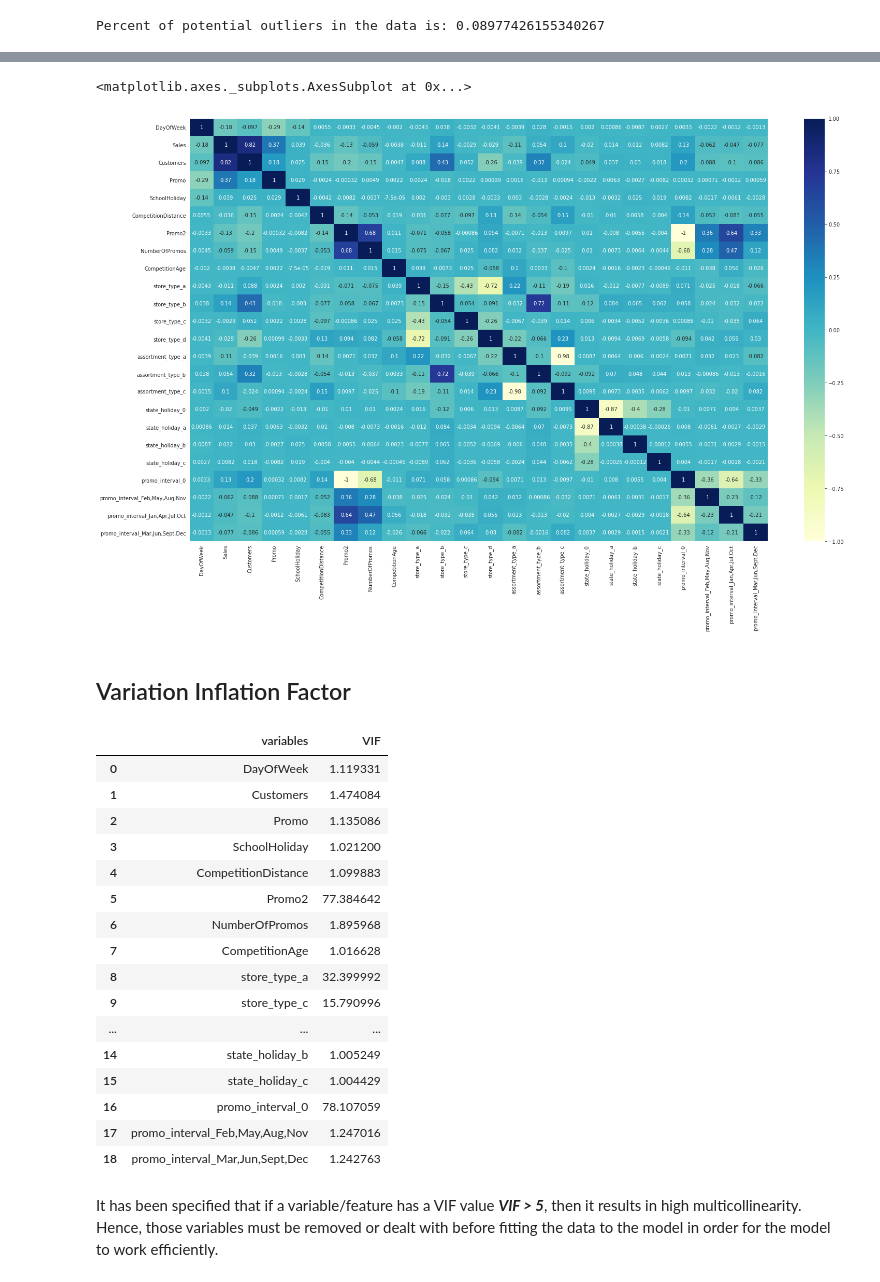
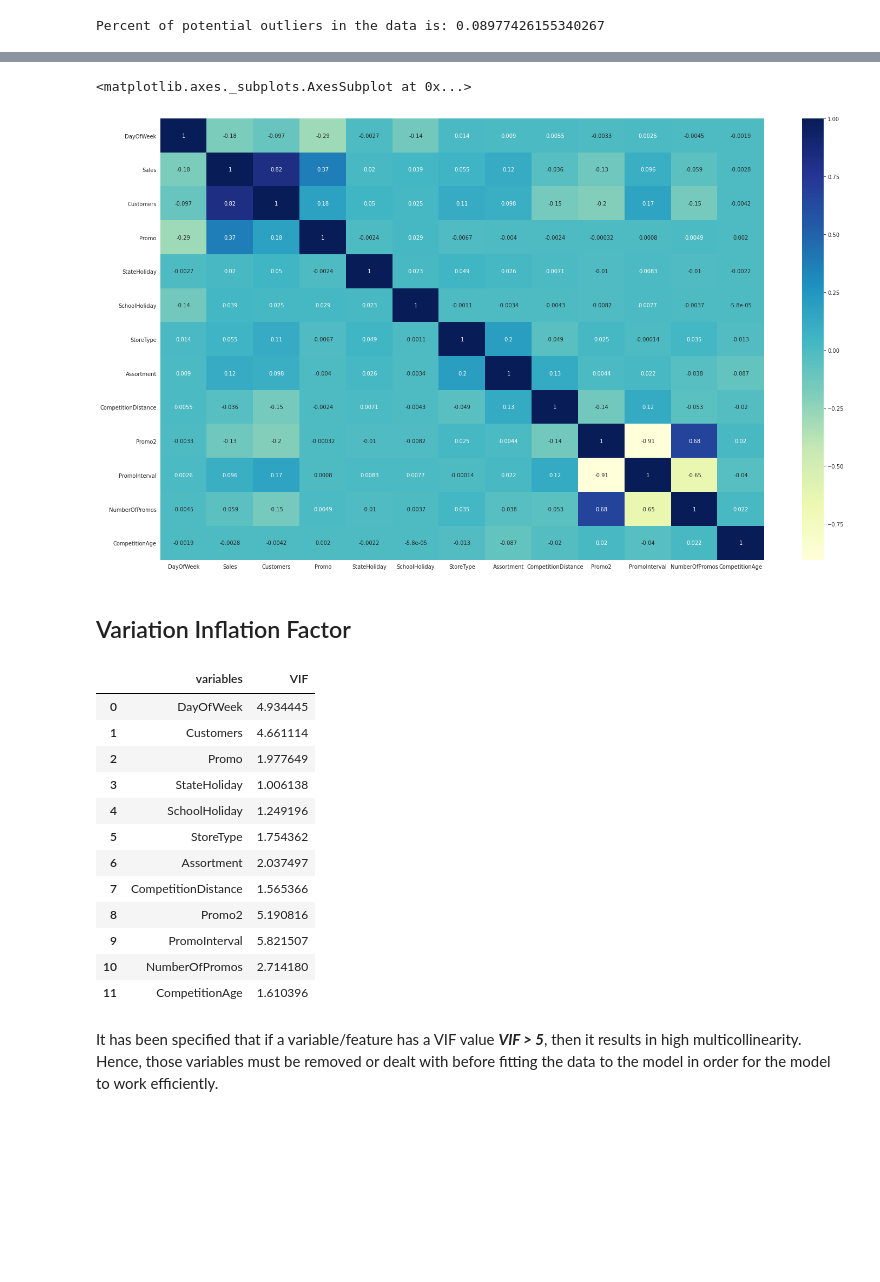
Before and after one commit to Adityasingh675/Supervised-ML-Regression, a Jupyter notebook: Rossmann_Sales_Prediction_Capstone_Project.ipynb, the cells around one changed output, grey strips where cells are left out. Cells and saved outputs as stored; diff of their text form; code cells hidden in the pictures; blank space fills up the shorter version.

Commit message:
changed from one-hot encoding to label encoding for categorical columns.

```diff
--- a/Rossmann_Sales_Prediction_Capstone_Project.ipynb
+++ b/Rossmann_Sales_Prediction_Capstone_Project.ipynb
@@ -850,7 +879,7 @@ Next, we will look at the outliers in the data.
 ## Outliers
 # %%
 # Drop the Month, Year and Day columns as they are no longer required.
-rossmann_df_final=rossmann_df_final.drop(columns=['Month', 'Year', 'Day'])
+rossmann_df_final=rossmann_df_final.drop(columns=['Month', 'Year', 'Day', 'Date'])
 
 # Get the columns having dtypes as object or categorical data.
 cat_features = rossmann_df_final.describe(include=['object','category']).columns
@@ -906,0 +937,14 @@ calc_vif(rossmann_df_final[[i for i in rossmann_df_final.describe().columns if i
+# %%
+# Create a list of categorical variables.
+categorical_cols = ['StateHoliday', 'StoreType', 'Assortment', 'PromoInterval']
+# %%
+# Label Encoding the Categorical variables.
+for col in categorical_cols:
+  i = 0
+  sub_dict = {}
+  for var in rossmann_df_final[col].unique():
+     sub_dict[var] = i
+     i += 1
+  rossmann_df_final[col] = rossmann_df_final[col].map(sub_dict)
+
+rossmann_df_final.head()
@@ -907,4 +958,4 @@ calc_vif(rossmann_df_final[[i for i in rossmann_df_final.describe().columns if i
 # %%
 # One hot encoding the categorical features.
-rossmann_df_final = pd.get_dummies(rossmann_df_final, columns=["StoreType", "Assortment", "StateHoliday", "PromoInterval"], prefix=["store_type", "assortment_type","state_holiday","promo_interval"])
-rossmann_df_final
+# rossmann_df_final = pd.get_dummies(rossmann_df_final, columns=["StoreType", "Assortment", "StateHoliday", "PromoInterval"], prefix=["store_type", "assortment_type","state_holiday","promo_interval"])
+# rossmann_df_final
@@ -935,19 +968,20 @@ Index(['DayOfWeek', 'Date', 'Sales', 'Customers', 'Promo', 'SchoolHoliday',
       dtype='object')
 # %%
 # Check the correlation between all the features in the final dataframe to be fitted to the model.
-rossmann_df_final = rossmann_df_final[['DayOfWeek', 'Sales', 'Customers', 'Promo',
-       'SchoolHoliday', 'CompetitionDistance', 'Promo2', 'NumberOfPromos',
-       'CompetitionAge', 'store_type_a',
-       'store_type_b', 'store_type_c', 'store_type_d', 'assortment_type_a',
-       'assortment_type_b', 'assortment_type_c', 'state_holiday_0',
-       'state_holiday_a', 'state_holiday_b', 'state_holiday_c',
-       'promo_interval_0', 'promo_interval_Feb,May,Aug,Nov',
-       'promo_interval_Jan,Apr,Jul,Oct', 'promo_interval_Mar,Jun,Sept,Dec']]
+# rossmann_df_final = rossmann_df_final[['DayOfWeek', 'Sales', 'Customers', 'Promo',
+#        'SchoolHoliday', 'CompetitionDistance', 'Promo2', 'NumberOfPromos',
+#        'CompetitionAge', 'store_type_a',
+#        'store_type_b', 'store_type_c', 'store_type_d', 'assortment_type_a',
+#        'assortment_type_b', 'assortment_type_c', 'state_holiday_0',
+#        'state_holiday_a', 'state_holiday_b', 'state_holiday_c',
+#        'promo_interval_0', 'promo_interval_Feb,May,Aug,Nov',
+#        'promo_interval_Jan,Apr,Jul,Oct', 'promo_interval_Mar,Jun,Sept,Dec']]
+
 
 plt.figure(figsize=(25,15))
 sns.heatmap(rossmann_df_final.corr(), cmap='YlGnBu', annot=True)
 # %% [output]
 <matplotlib.axes._subplots.AxesSubplot at 0x...>
-[figure, old version]
+[figure, new version]
 # %%
 # Drop one column from each one hot encoded column in order to avoid the dummy variable trap which in turn results in high correlation.
@@ -963,25 +997,21 @@ def calc_vif(X):
     return(vif)
 # %%
 # Function gives the value of the VIF of all the variables in the dataset.
-calc_vif(rossmann_df_final[[i for i in rossmann_df_final.describe().columns if i not in ['Store', 'Sales']]])
+calc_vif(rossmann_df_final[[i for i in rossmann_df_final.describe().columns if i not in ['Sales']]])
 # %% [output]
 |  | variables | VIF |
-| 0 | DayOfWeek | 1.119331 |
-| 1 | Customers | 1.474084 |
-| 2 | Promo | 1.135086 |
-| 3 | SchoolHoliday | 1.021200 |
-| 4 | CompetitionDistance | 1.099883 |
-| 5 | Promo2 | 77.384642 |
-| 6 | NumberOfPromos | 1.895968 |
-| 7 | CompetitionAge | 1.016628 |
-| 8 | store_type_a | 32.399992 |
-| 9 | store_type_c | 15.790996 |
-| ... | ... | ... |
-| 14 | state_holiday_b | 1.005249 |
-| 15 | state_holiday_c | 1.004429 |
-| 16 | promo_interval_0 | 78.107059 |
-| 17 | promo_interval_Feb,May,Aug,Nov | 1.247016 |
-| 18 | promo_interval_Mar,Jun,Sept,Dec | 1.242763 |
+| 0 | DayOfWeek | 4.934445 |
+| 1 | Customers | 4.661114 |
+| 2 | Promo | 1.977649 |
+| 3 | StateHoliday | 1.006138 |
+| 4 | SchoolHoliday | 1.249196 |
+| 5 | StoreType | 1.754362 |
+| 6 | Assortment | 2.037497 |
+| 7 | CompetitionDistance | 1.565366 |
+| 8 | Promo2 | 5.190816 |
+| 9 | PromoInterval | 5.821507 |
+| 10 | NumberOfPromos | 2.714180 |
+| 11 | CompetitionAge | 1.610396 |
 # %% [markdown]
 It has been specified that if a variable/feature has a VIF value ***VIF > 5***, then it results in high multicollinearity. Hence, those variables must be removed or dealt with before fitting the data to the model in order for the model to work efficiently.
 # %%
```
Also changed, not shown: parts of 95 cells of this notebook.
